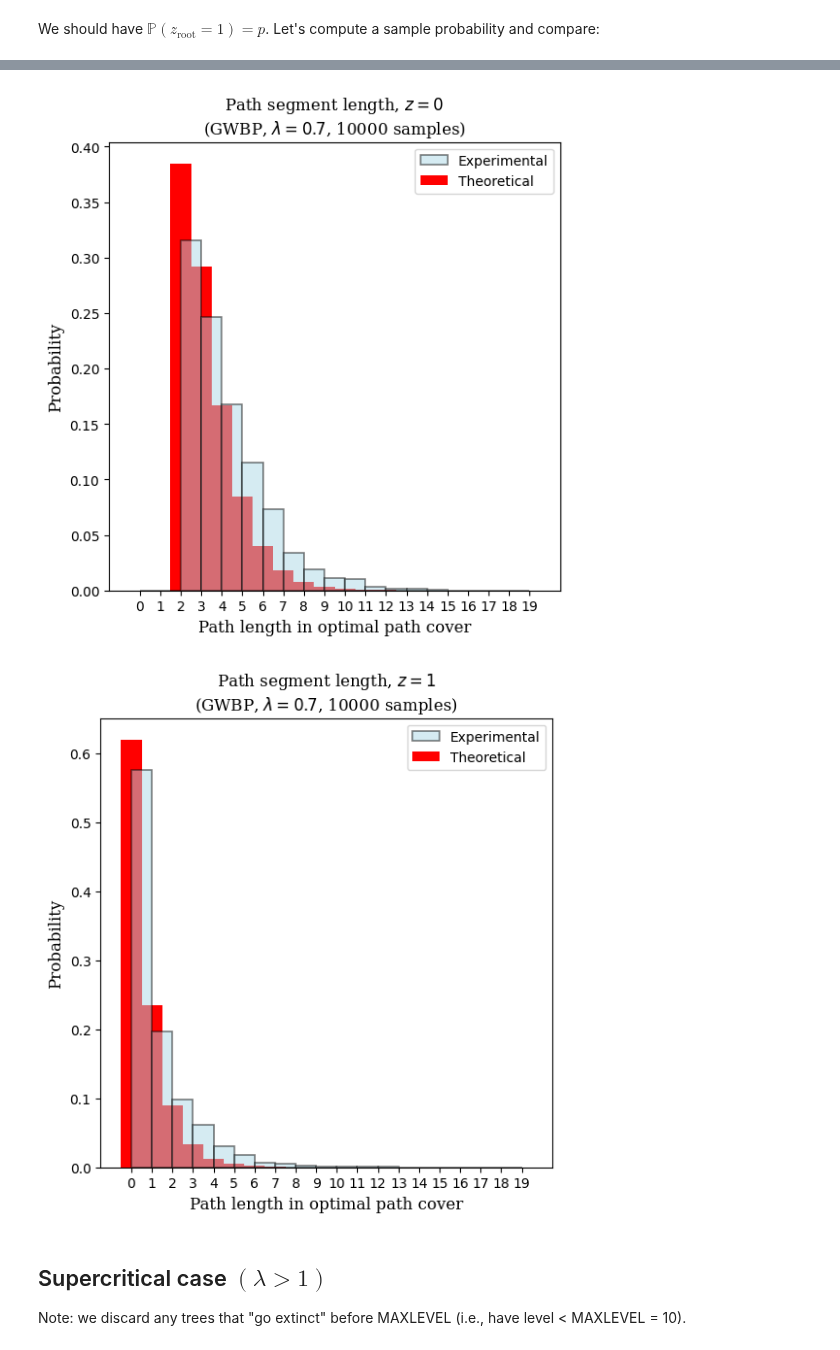
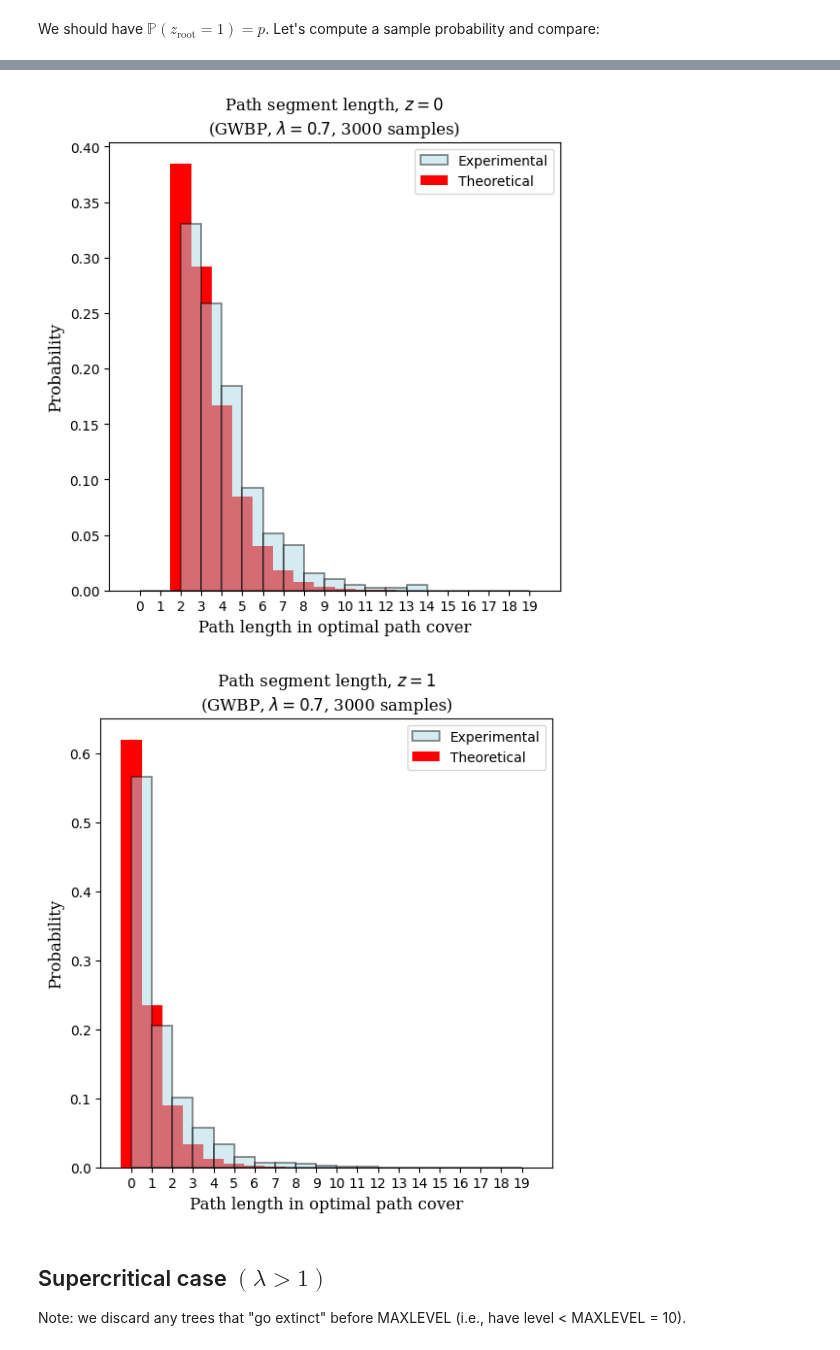
Before and after one commit to JulesGB/MeanFieldLastPassagePercolation, a Jupyter notebook: typical_path_length.ipynb, the cells around one changed output, grey strips where cells are left out. Saved outputs shown, nothing was run; the diff lists cells and outputs as text; code cells hidden in the pictures.

Commit message:
lambda changes; supercritical z=1 case still broken

```diff
--- a/typical_path_length.ipynb
+++ b/typical_path_length.ipynb
@@ -13,7 +13,7 @@ import scipy.stats as stats
 import pylab
 import math
 # %%
-num_samples = 10000
+num_samples = 3000
 # %% [markdown]
 ### Function Definitions
 # %%
@@ -109,8 +109,8 @@ def draw_tree(tree, layout, draw_path=True):
     else:
         nx.draw_networkx_edges(rooted_tree, pos=layout)
 
-def generate_histogram(dataset, func = compute_L, bins = np.arange(0,100,1), title=None):
-    theoretical_seg_lengths = [func(b) for b in bins]
+def generate_histogram(dataset, func, bins = np.arange(0,100,1), title=None):
+    theoretical_seg_lengths = [func(k) for k in bins]
     plt.figure(figsize=(6,6))
     plt.bar(bins, theoretical_seg_lengths, color='red', width=1, label='Theoretical')
     plt.hist(dataset, bins=bins, density=True, edgecolor = 'black', linewidth=1.2, color = 'lightblue', alpha=0.5, label='Experimental')
@@ -215,13 +216,15 @@ sample P(z(root)=1) = 0.8743
 # %%
-generate_histogram(rsl_z0, func = compute_L_zero, bins=np.arange(0,20,1),
+zero_dist = lambda k: compute_L_zero(k, LAM)
+generate_histogram(rsl_z0, func=zero_dist, bins=np.arange(0,20,1),
                    title = f"Path segment length, $z=0$\n(GWBP, $\\lambda={LAM}$, {num_samples} samples)")
 # %% [output]
-[figure, old version]
+[figure, new version]
 # %%
-generate_histogram(rsl_z1, func = compute_L_one, bins=np.arange(0,20,1),
+one_dist = lambda k: compute_L_one(k, LAM)
+generate_histogram(rsl_z1, func=one_dist, bins=np.arange(0,20,1),
                    title = f"Path segment length, $z=1$\n(GWBP, $\\lambda={LAM}$, {num_samples} samples)")
 # %% [output]
-[figure, old version]
+[figure, new version]
 # %% [markdown]
 ## Supercritical case $(\lambda > 1)$
 Note: we discard any trees that "go extinct" before MAXLEVEL (i.e., have level < MAXLEVEL = 10).
```
Also changed, not shown: parts of 9 cells of this notebook.
